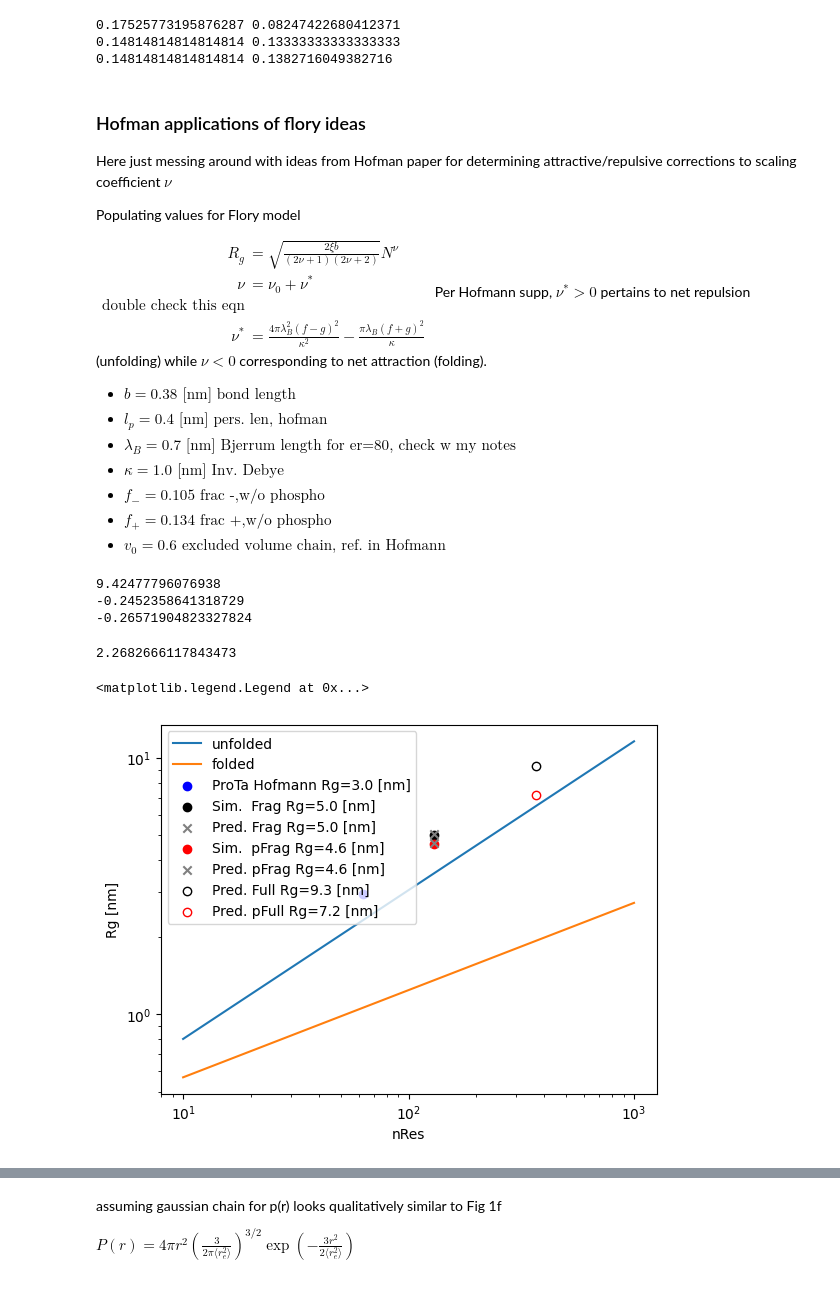
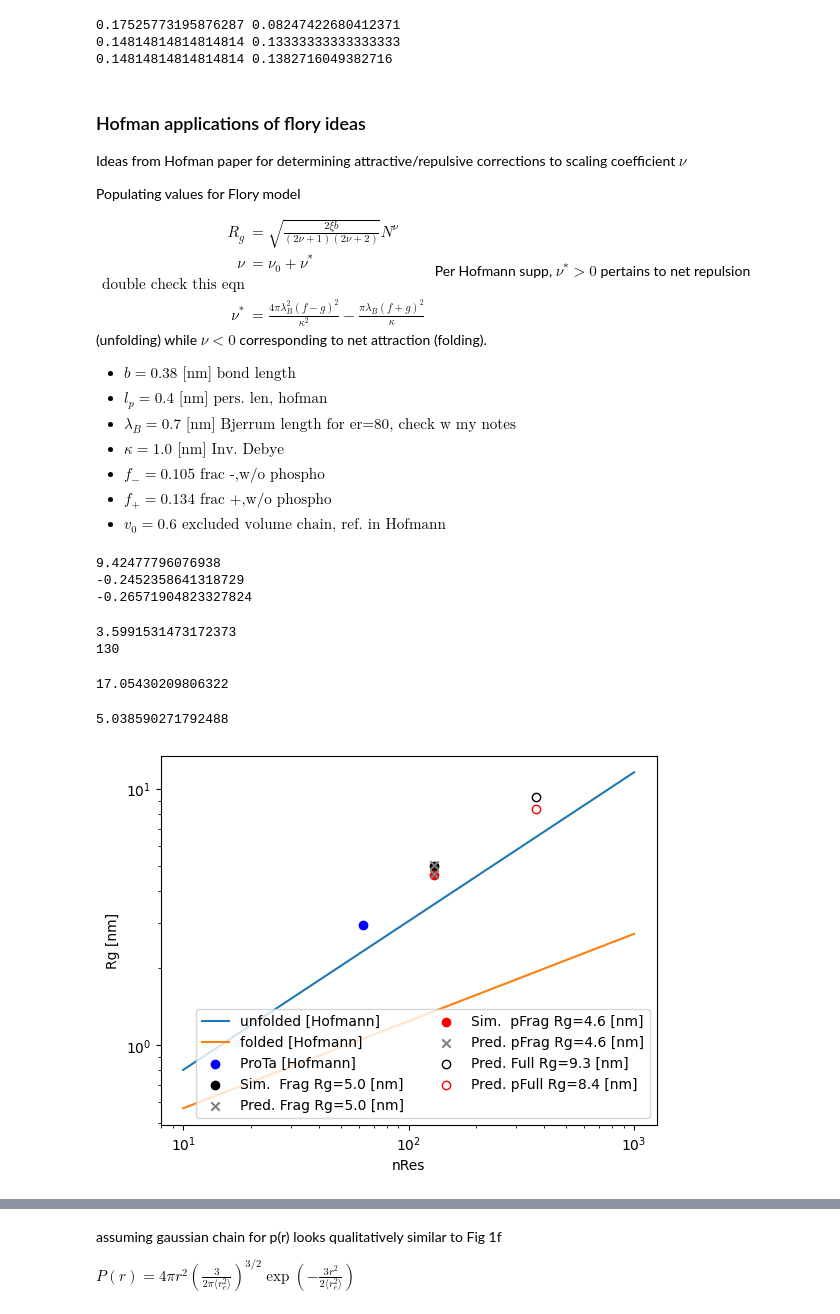
Before and after one commit to huskeypm/foldingML, a Jupyter notebook: ablim.ipynb, the cells around one changed output, grey strips where cells are left out. Drawn from its saved outputs; the diff is of its cells as text; code cells hidden in the pictures.

```diff
--- a/ablim.ipynb
+++ b/ablim.ipynb
@@ -182,7 +180,7 @@ print(fp,fn)
 0.14814814814814814 0.1382716049382716
 # %% [markdown]
 ### Hofman applications of flory ideas
-Here just messing around with ideas from Hofman paper for determining attractive/repulsive corrections to scaling coefficient $\nu$
+Ideas from Hofman paper for determining attractive/repulsive corrections to scaling coefficient $\nu$
 
 Populating values for Flory model
 
@@ -240,16 +238,21 @@ def rg(n,nu):
 # Protein IN (left bottom panel) appears to have Nbond=60, and Rg of about 2. and a scaling
 # exponent of 0.58. The expression below reproduces this number
 rg(60,0.58)
+print( rg(133,0.58) )
+print( nFrag )
+133**0.58
 # %% [output]
-2.2682666117843473
+3.5991531473172373
+130
+17.05430209806322
 # %%
 nval =  10**np.linspace(1,3,20)
 nval = np.array(nval,dtype=int)
 
 nu = 0.58 # unfolded
-plt.plot(nval, rg(nval,nu),label='unfolded')
+plt.plot(nval, rg(nval,nu),label='unfolded [Hofmann]')
 nu = 0.34 # folded
-plt.plot(nval, rg(nval,nu),label='folded')
+plt.plot(nval, rg(nval,nu),label='folded [Hofmann]')
 
 
 plt.ylabel('Rg [nm]')
@@ -273,45 +276,48 @@ nResCterm = 300
 # The region spanning LIM4 (343) and VHP (710) is 366 residues (to 709)
 # The short fragment we simulated was 130
 nFrag = 130
-nFull=366
+nFull=709 - 343
 
 # hofmann
 nProTa = 54+9 # for the FRET linker
 nu=0.65 # 70 #
 val = rg(nProTa,nu)
-plt.scatter([nProTa],[val], label="ProTa Hofmann Rg=%3.1f [nm]"%val,facecolor='blue',edgecolor='blue')
+plt.scatter([nProTa],[val], label="ProTa [Hofmann] ", # Rg=%3.1f [nm]"%val,
+            facecolor='blue',edgecolor='blue')
 
 
 # unphospho
 # based on figure 9
 simVal = 5.0 # update
 plt.scatter([nFrag],[simVal], label="Sim.  Frag Rg=%3.1f [nm]"%simVal,facecolor='k',edgecolor='k')
 # Pred
 nu=0.665 # estimated by where ProtTa fell
 val = rg(nFrag,nu)
+print(val)
 plt.scatter([nFrag],[val], label="Pred. Frag Rg=%3.1f [nm]"%val,marker='x',facecolor='gray')
 
 # phospho
 # based on figure 9
 simVal = 4.6 # update
 plt.scatter([nFrag],[simVal], label="Sim.  pFrag Rg=%3.1f [nm]"%simVal,facecolor='r',edgecolor='r')
 # corr
-nu=0.645
-val = rg(nFrag,nu)
+nup=0.645; diff = nu - nup
+val = rg(nFrag,nup)
 plt.scatter([nFrag],[val], label="Pred. pFrag Rg=%3.1f [nm]"%val,marker='x',facecolor='gray')
 
 # full
 # unphospho
 nu=0.65 # using ProTa value
 val = rg(nFull,nu)
 plt.scatter([nFull],[val], label="Pred. Full Rg=%3.1f [nm]"%val,facecolor='w',edgecolor='k')
 
 # phospho
-nu=0.6
-val = rg(nFull,nu)
+nup = nu - diff
+val = rg(nFull,nup)
 plt.scatter([nFull],[val], label="Pred. pFull Rg=%3.1f [nm]"%val,facecolor='w',edgecolor='r')
 
-plt.legend(loc=0)
+plt.legend(loc=4,ncol=2)
+plt.gcf().savefig('rg.png')
 # %% [output]
-<matplotlib.legend.Legend at 0x...>
+5.038590271792488
-[figure, old version]
+[figure, new version]
```
Also changed, not shown: parts of 11 cells of this notebook.
